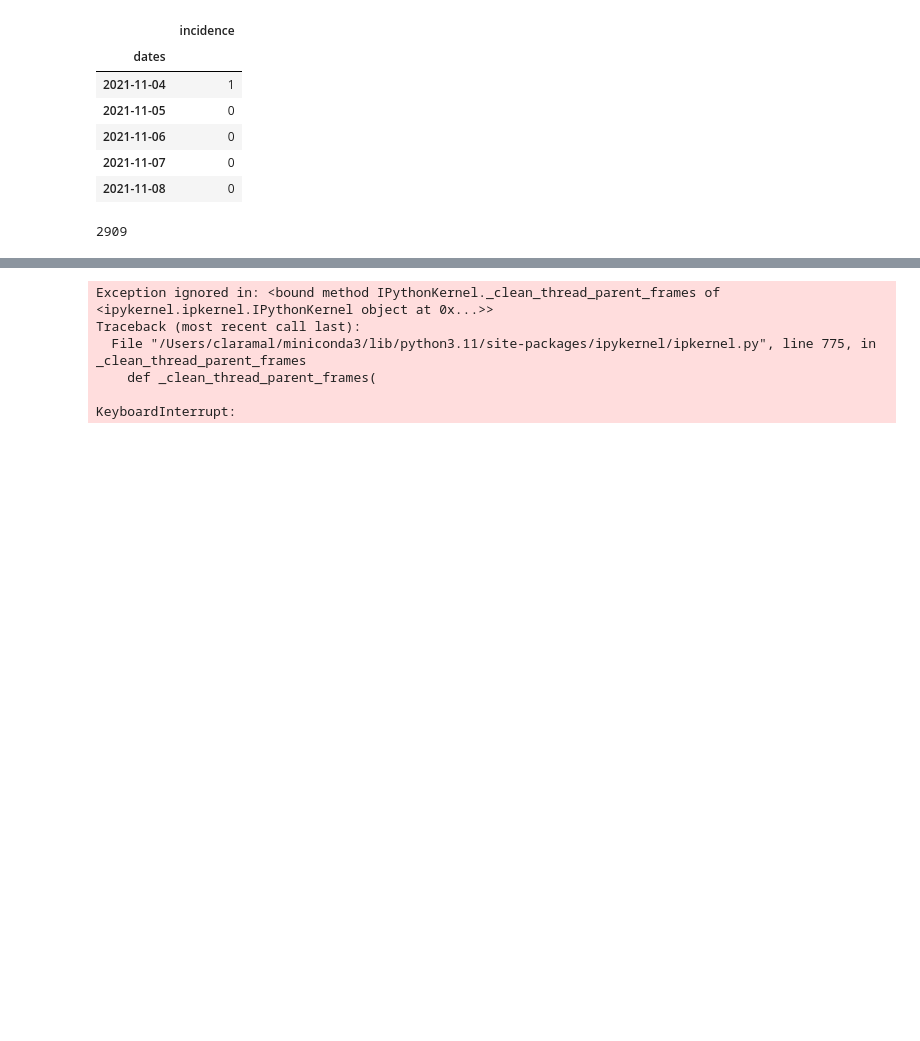
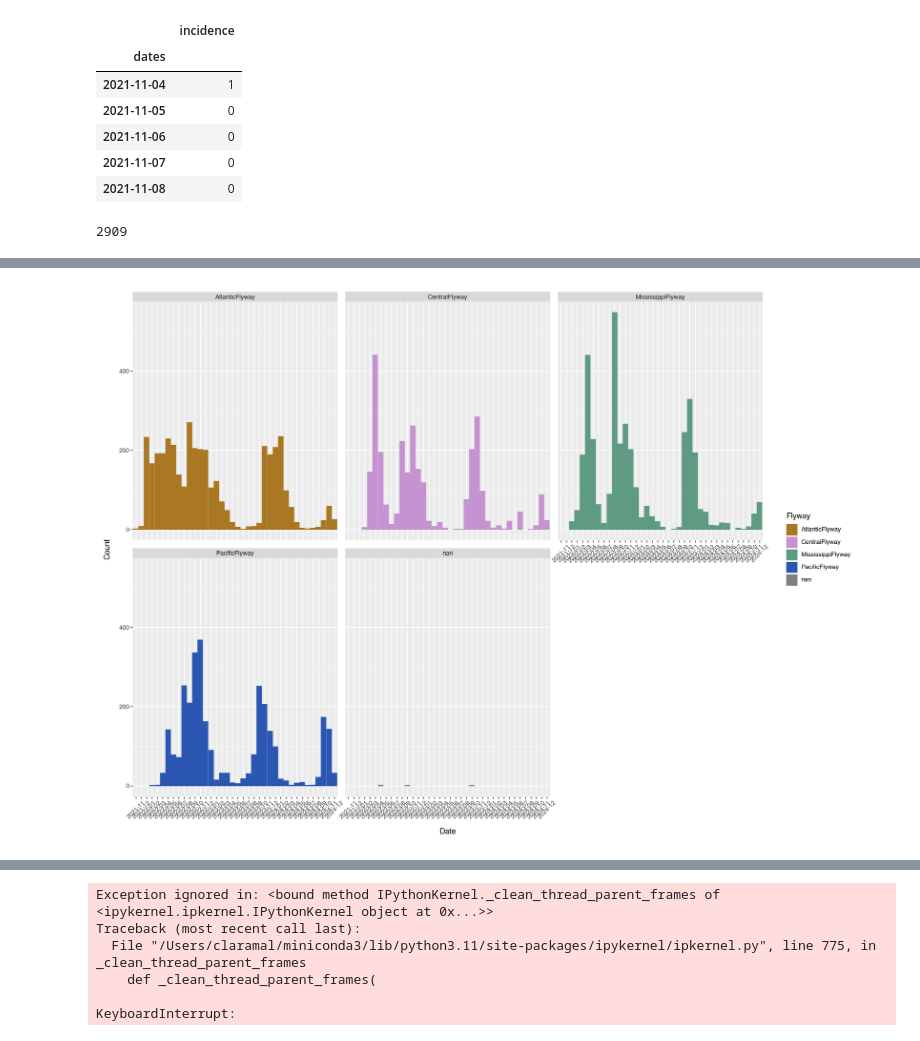
Before and after one commit to moncla-lab/H5-avian-ecology, a Jupyter notebook: all_detections.ipynb, the cells around one changed output, grey strips where cells are left out. Drawn from its saved outputs; the diff is of its cells as text; code cells hidden in the pictures; blank space fills up the shorter version.

```diff
--- a/all_detections.ipynb
+++ b/all_detections.ipynb
@@ -367,0 +473,24 @@ detections_over_time.save(filename = './metadata/detections_data/detections_over
+# %%
+# Cases per flyway over time
+
+all_detect_final["month_year"] = all_detect_final["Collection Date"].astype(str).str.split("-", expand = True)[0] + "-" + all_detect_final["Collection Date"].astype(str).str.split("-", expand = True)[1]
+
+flyway_colors = {"AtlanticFlyway":"#AA7722", "MississippiFlyway":"#5E9B82", "CentralFlyway":"#C593D1", "PacificFlyway":"#2B57B3", "unknown":"#9C9C9C"}
+
+
+flyway_over_time = (
+    ggplot(all_detect_final, aes(x = "month_year", color = "Flyway", fill = "Flyway"))
+    + geom_bar(stat = "count")
+    + facet_wrap("Flyway")
+    + scale_color_manual(flyway_colors)
+    + scale_fill_manual(flyway_colors)
+    + labs(x = "Date", y = "Count")
+    + theme(axis_text_x=element_text(rotation=45))
+    + theme(figure_size = (15,11))
+)
+
+flyway_over_time.show()
+
+#flyway_over_time.save(filename = './metadata/detections_data/detections_by month_flyway.pdf', height=7, width=10, units = 'in', dpi=750)
+# %% [output]
+[figure, added]
```
Also changed, not shown: parts of 11 cells of this notebook, 15 other files.
